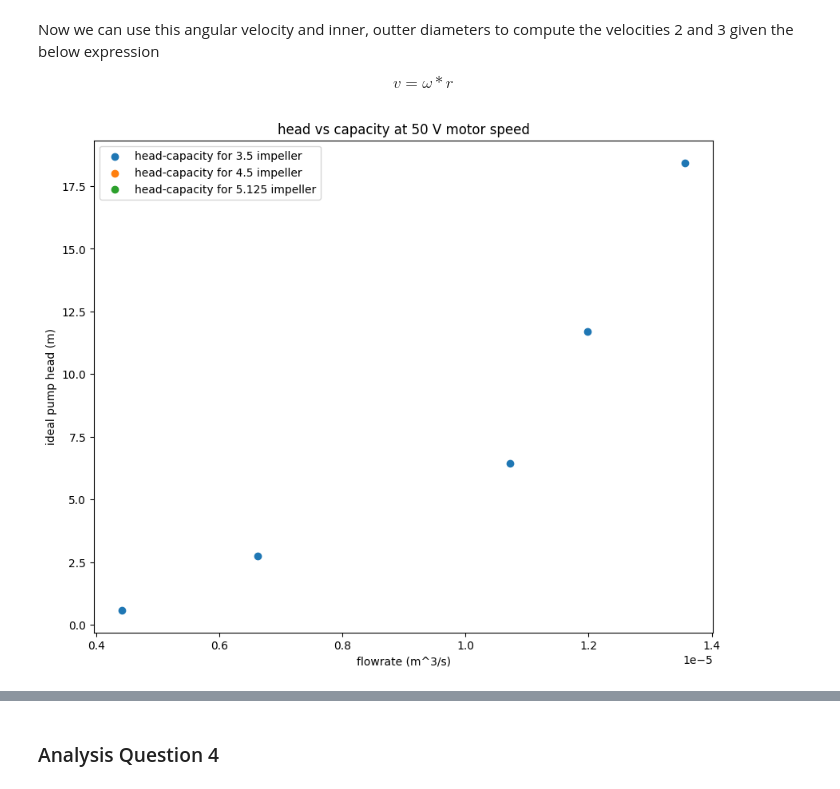
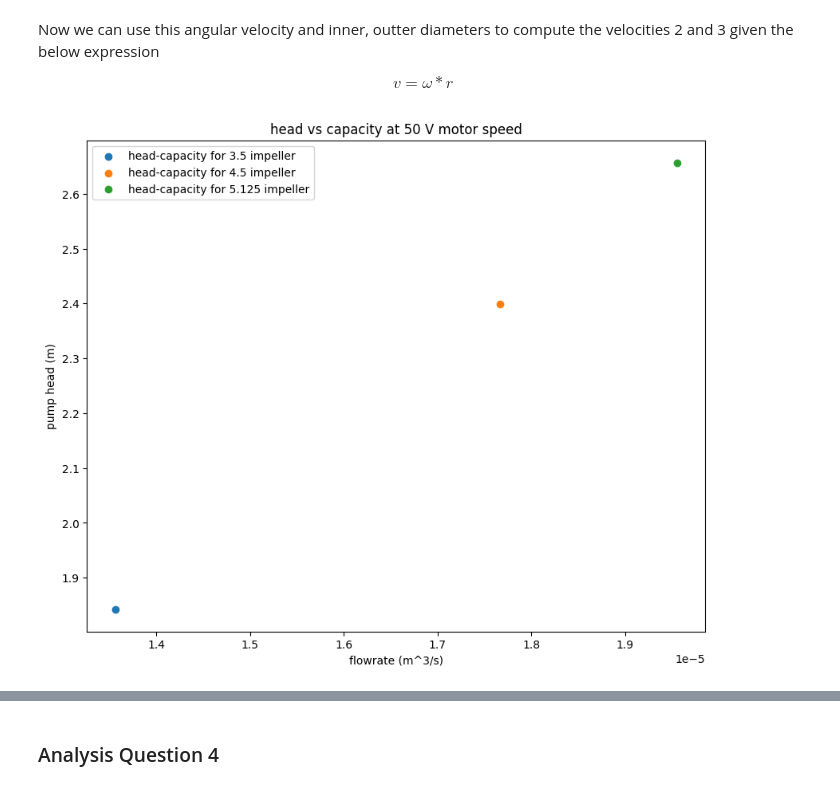
Before and after one commit to rahilisashaik/cbe154, a Jupyter notebook: centrifugal-pump/exp-data-analysis.ipynb, the cells around one changed output, grey strips where cells are left out. Cells and saved outputs as stored; diff of their text form; code cells hidden in the pictures.

```diff
--- a/centrifugal-pump/exp-data-analysis.ipynb
+++ b/centrifugal-pump/exp-data-analysis.ipynb
@@ -250,15 +250,15 @@ df["angular_velocity_int"] = df["int_fpm"] * (2 * np.pi / 60)
 df["head_ideal"] = (((df["angular_velocity_ext"] ** 2)/(g)) * ((df["impeller_diam_meters"]/2) ** 2 - (df["inner_diam_meters"]/2) ** 2) + ((df["pump_suction_pressure_pa"] ** 2) - (df["pump_discharge_pressure_pa"] ** 2)) / (2 * g))
 df["delta_head_ideal"] = df["head_ideal"].diff()
 # %%
-df_50 = df.query("impeller_diam == 3.500")
+df_50 = df.query("motor_speed == 50")
 # %%
 plt.figure(figsize=(10,8))
 for diam in df["impeller_diam"].unique():
     df_diam = df_50.query("impeller_diam == @diam")
     plt.title("head vs capacity at 50 V motor speed")
-    plt.scatter(df_diam["volumetric_flowrate"], df_diam["head_ideal"], marker="o", label = f"head-capacity for {diam} impeller")
+    plt.scatter(df_diam["volumetric_flowrate"], df_diam["head_exp"], marker="o", label = f"head-capacity for {diam} impeller")
     plt.legend()
     plt.xlabel("flowrate (m^3/s)")
-    plt.ylabel("ideal pump head (m)")
+    plt.ylabel("pump head (m)")
 # %% [output]
-[figure, old version]
+[figure, new version]
```
Also changed, not shown: parts of 2 cells of this notebook.
